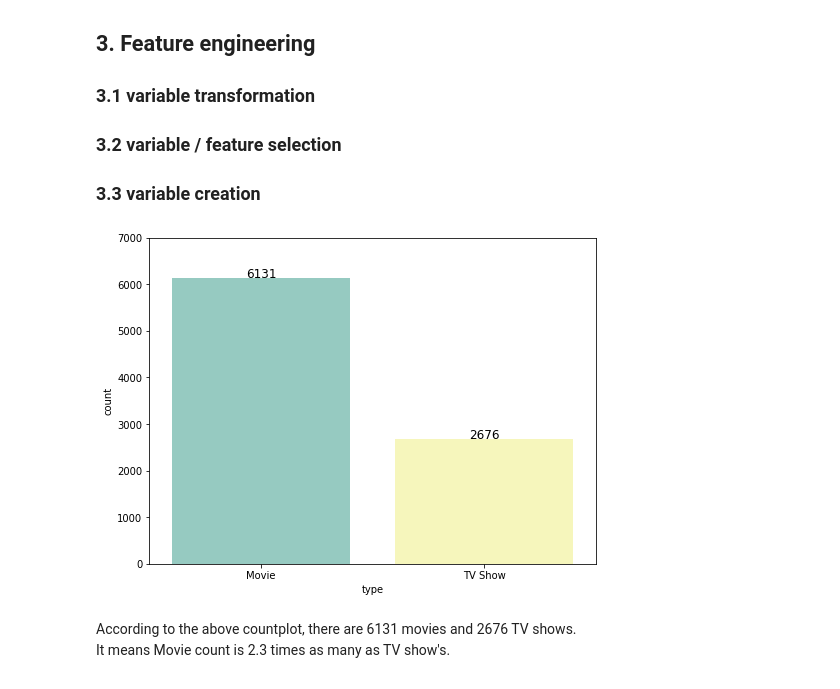
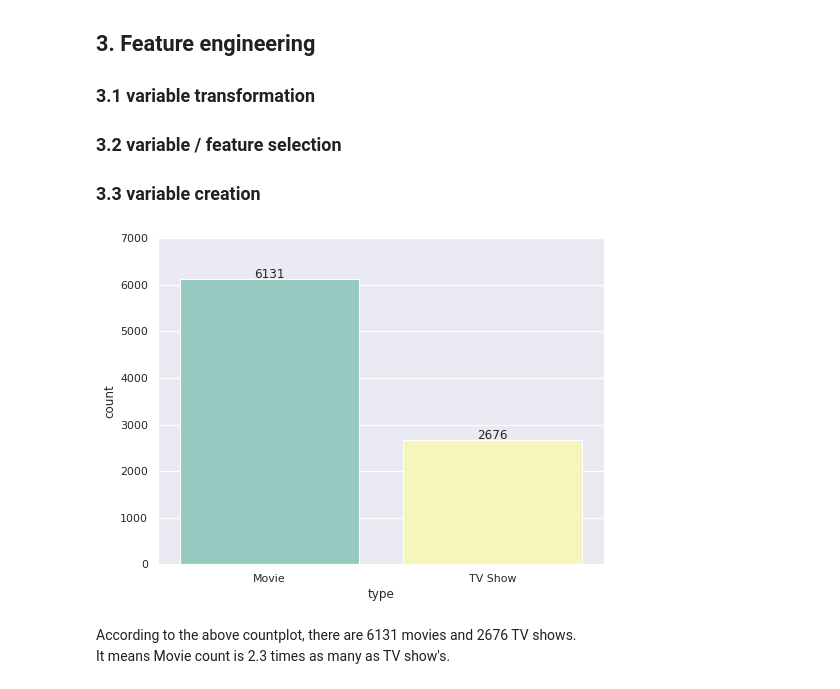
Before and after one commit to temple17/kagglepractice, a Jupyter notebook: Netflix_Movies_and_TV_Shows.ipynb, the cells around one changed output. Cells and saved outputs as stored; diff of their text form; code cells hidden in the pictures.

```diff
--- a/Netflix_Movies_and_TV_Shows.ipynb
+++ b/Netflix_Movies_and_TV_Shows.ipynb
@@ -93,16 +93,17 @@ dtype: int64
 ### 3.3 variable creation
 # %%
 plt.figure(figsize=(8,6))
+sns.set(style = 'darkgrid')
 ax = sns.countplot(x = 'type', palette='Set3', data = df)
 
 for p in ax.patches:
     height = p.get_height()
     ax.text(p.get_x() + p.get_width() / 2., height + 15, height, ha = 'center', size = 12)
 
 ax.set_ylim(0, 7000)
 plt.show()
 # %% [output]
-[figure, old version]
+[figure, new version]
 # %% [markdown]
 According to the above countplot, there are 6131 movies and 2676 TV shows.
 It means Movie count is 2.3 times as many as TV show's.
```
Also changed, not shown: parts of 9 cells of this notebook.
